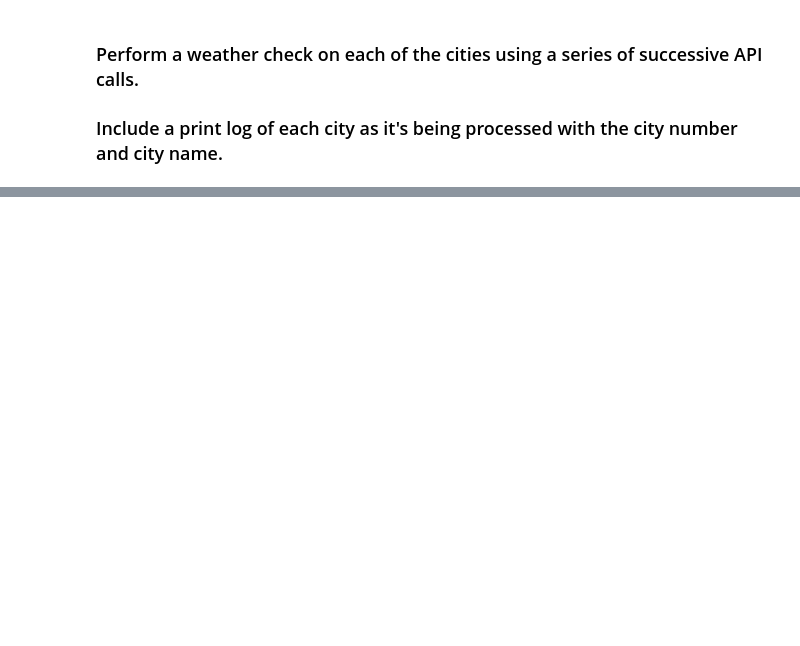
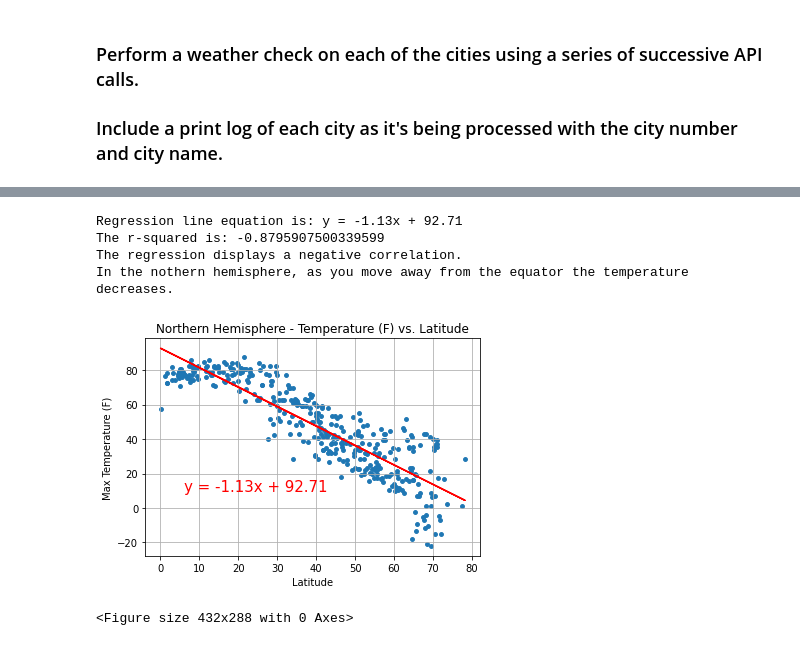
Before and after one commit to eliot1335/python-api-challenge, a Jupyter notebook: WeatherPy/WeatherPy.ipynb, the cells around one changed output, grey strips where cells are left out. Cells and saved outputs as stored; diff of their text form; code cells hidden in the pictures; blank space fills up the shorter version.

Commit message:
temp linear regress

```diff
--- a/WeatherPy/WeatherPy.ipynb
+++ b/WeatherPy/WeatherPy.ipynb
@@ -193 +192,5 @@ plt.tight_layout()
 <Figure size 432x288 with 0 Axes>
+# %%
+# Create DF for cities in north hemisphere and south hemisphere
+nor_hem_df = weather_df.loc[weather_df["Latitude"] >= 0.0]
+so_hem_df = weather_df.loc[weather_df["Latitude"] < 0.0]
@@ -193,0 +215,31 @@ plt.tight_layout()
+# %%
+x = pd.to_numeric(nor_hem_df["Latitude"]).astype(float)
+y = pd.to_numeric(nor_hem_df["Max Temperature"]).astype(float)
+
+(slope, intercept, rvalue, pvalue, stderr) = linregress(x, y)
+regress_values = x * slope + intercept
+
+line_eq = "y = " + str(round(slope, 2)) + "x + " + str(round(intercept, 2))
+print(f"Regression line equation is: {line_eq}")
+
+plt.scatter(x, y, marker= "o", s= 15)
+plt.plot(x, regress_values,"r-")
+plt.annotate(line_eq, (6,10), fontsize= 15, color= "red")
+
+plt.title("Northern Hemisphere - Temperature (F) vs. Latitude")
+plt.ylabel("Max Temperature (F)")
+plt.xlabel("Latitude")
+plt.grid(True)
+
+print(f"The r-squared is: {rvalue}")
+print("The regression displays a negative correlation.")
+print("In the nothern hemisphere, as you move away from the equator the temperature decreases.")
+plt.show()
+plt.tight_layout()
+# %% [output]
+Regression line equation is: y = -1.13x + 92.71
+The r-squared is: -0.8795907500339599
+The regression displays a negative correlation.
+In the nothern hemisphere, as you move away from the equator the temperature decreases.
+[figure, added]
+<Figure size 432x288 with 0 Axes>
```
Also changed, not shown: parts of 11 cells of this notebook.
